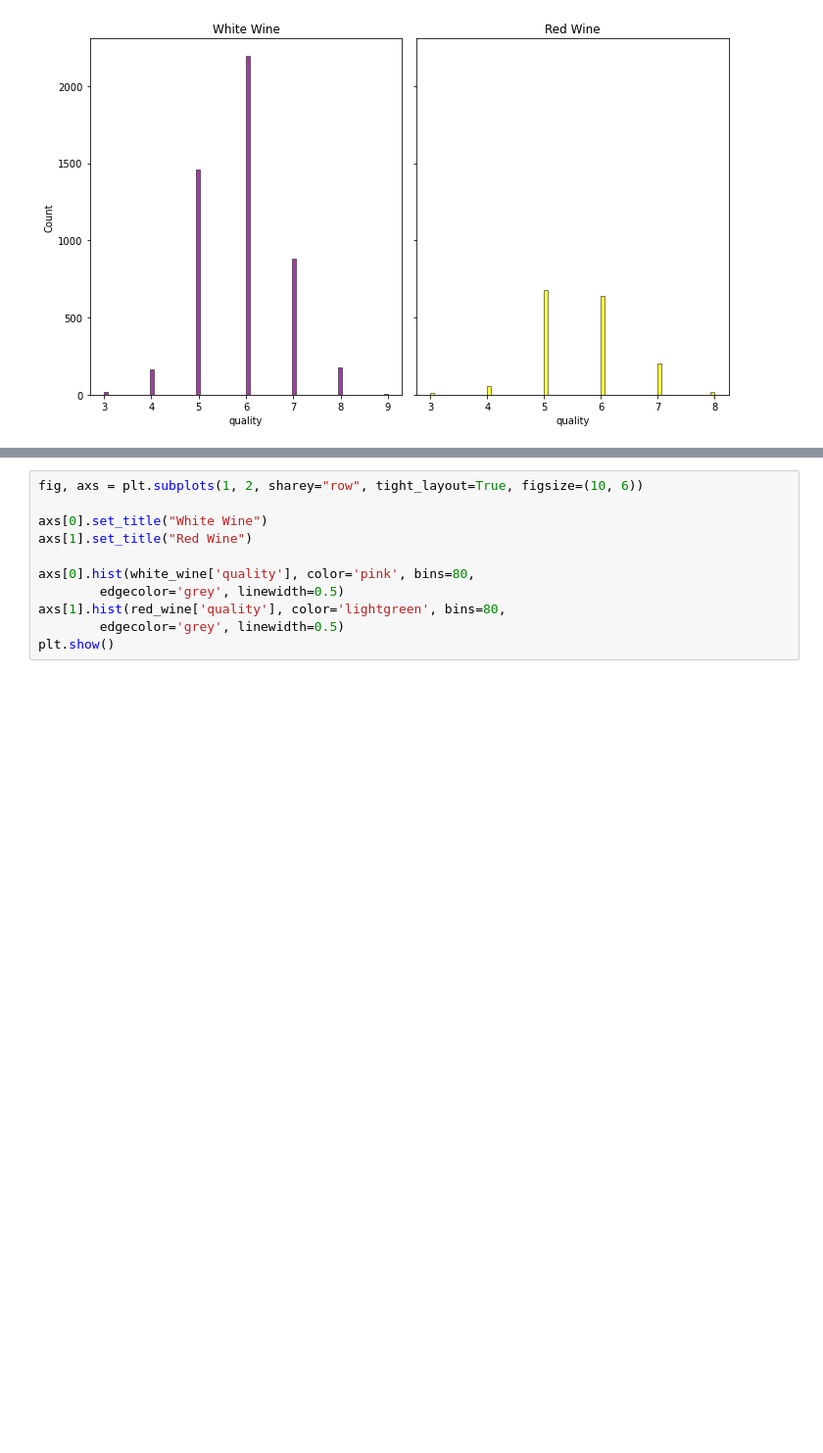
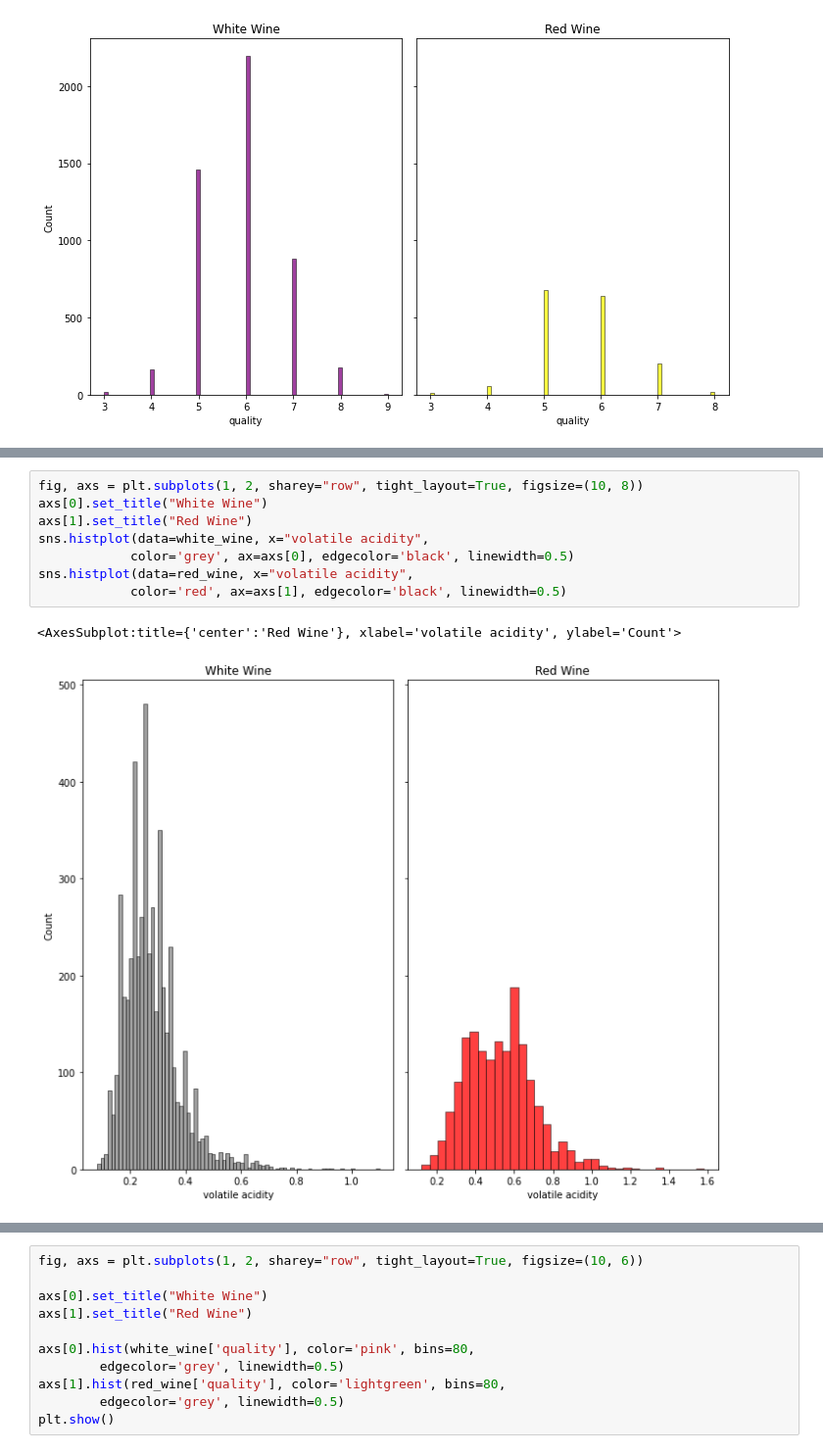
Before and after one commit to EjioforSandraAkunna/BlueBerryWine_Project, a Jupyter notebook: matplotlib_exercises.ipynb, the cells around one changed output, grey strips where cells are left out. Shown: that part at 98% size. Saved outputs shown, nothing was run; the diff lists cells and outputs as text; blank space fills up the shorter version.

```diff
--- a/matplotlib_exercises.ipynb
+++ b/matplotlib_exercises.ipynb
@@ -599,0 +659,11 @@ sns.histplot(data=red_wine, x="quality",
+# %%
+fig, axs = plt.subplots(1, 2, sharey="row", tight_layout=True, figsize=(10, 8))
+axs[0].set_title("White Wine")
+axs[1].set_title("Red Wine")
+sns.histplot(data=white_wine, x="volatile acidity",
+            color='grey', ax=axs[0], edgecolor='black', linewidth=0.5)
+sns.histplot(data=red_wine, x="volatile acidity",
+            color='red', ax=axs[1], edgecolor='black', linewidth=0.5)
+# %% [output]
+<AxesSubplot:title={'center':'Red Wine'}, xlabel='volatile acidity', ylabel='Count'>
+[figure, added]
```
Also changed, not shown: parts of 6 cells of this notebook.
